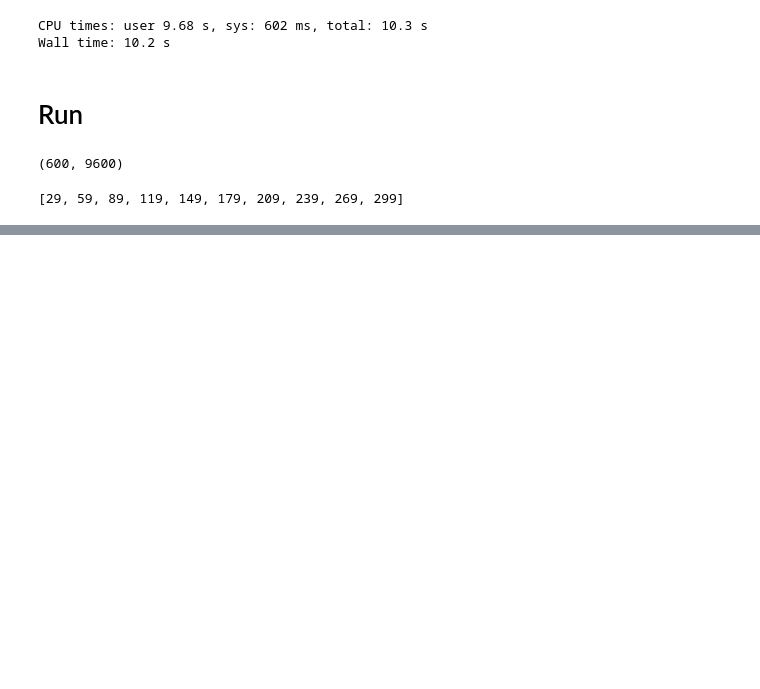
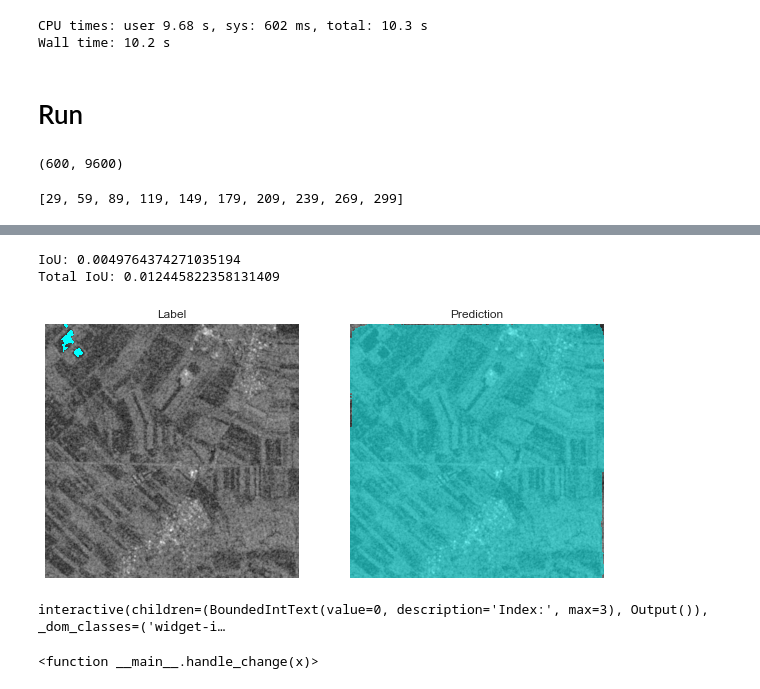
Before and after one commit to MIchaelKa/detect-flood-water, a Jupyter notebook: detect-flood-water-train.ipynb, the cells around one changed output, grey strips where cells are left out. Saved outputs shown, nothing was run; the diff lists cells and outputs as text; code cells hidden in the pictures; blank space fills up the shorter version.

```diff
--- a/detect-flood-water-train.ipynb
+++ b/detect-flood-water-train.ipynb
@@ -528,0 +551,24 @@ show_loss_and_score(train_info)
+# %%
+meter = IoUMeter()
+# %%
+def get_prediction(model, chip, label):
+    output = model(torch.tensor(chip).unsqueeze(0))
+    pred = compute_prediction(output).squeeze()
+
+    iou = meter.update(pred, torch.tensor(label))
+    print(f'IoU: {iou} \nTotal IoU: {meter.compute_score()}')
+
+    return pred
+# %%
+def get_and_show_predictions(index, model, valid_dataset):
+    valid_sample = valid_dataset[index]
+
+    chip = valid_sample['chip']
+
+    label = valid_sample['label']
+    label_to_show = np.ma.masked_where((label == 0) | (label == 255), label)
+
+    pred = get_prediction(model, chip, label)
+    pred_to_show = np.ma.masked_where(pred == 0, pred)
+
+    show_predictions(chip, label_to_show, pred_to_show)
@@ -528,0 +579,8 @@ show_loss_and_score(train_info)
+# %%
+index = 2
+# meter.reset()
+get_and_show_predictions(index, model, valid_dataset)
+# %% [output]
+IoU: 0.0049764374271035194
+Total IoU: 0.012445822358131409
+[figure, added]
@@ -528,0 +603,6 @@ show_loss_and_score(train_info)
+# %%
+meter.reset()
+interact(handle_change, x=w)
+# %% [output]
+interactive(children=(BoundedIntText(value=0, description='Index:', max=3), Output()), _dom_classes=('widget-i…
+<function __main__.handle_change(x)>
```
Also changed, not shown: parts of 16 cells of this notebook, 4 other files.
